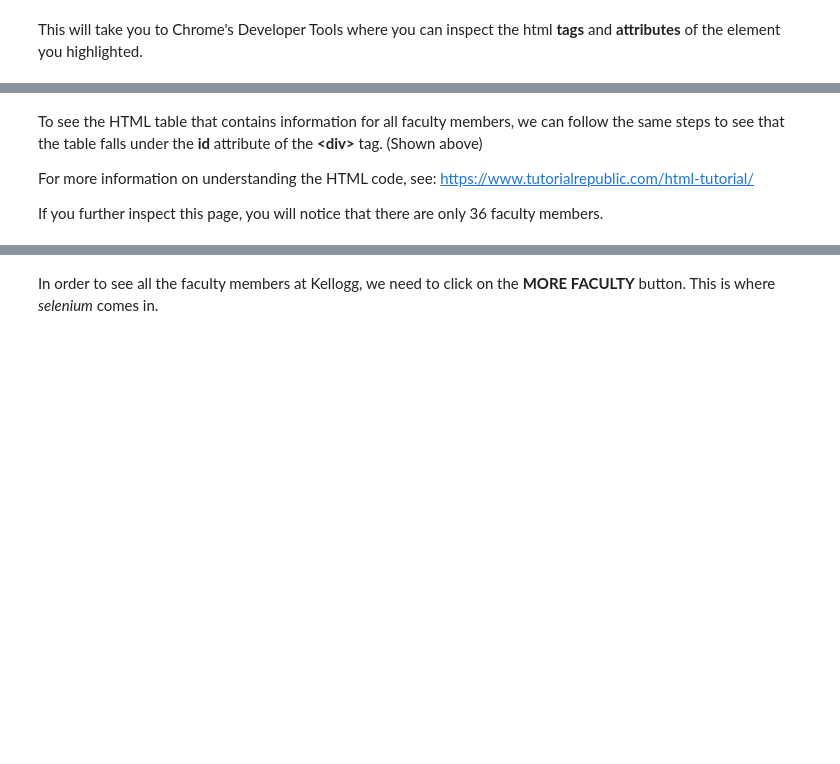
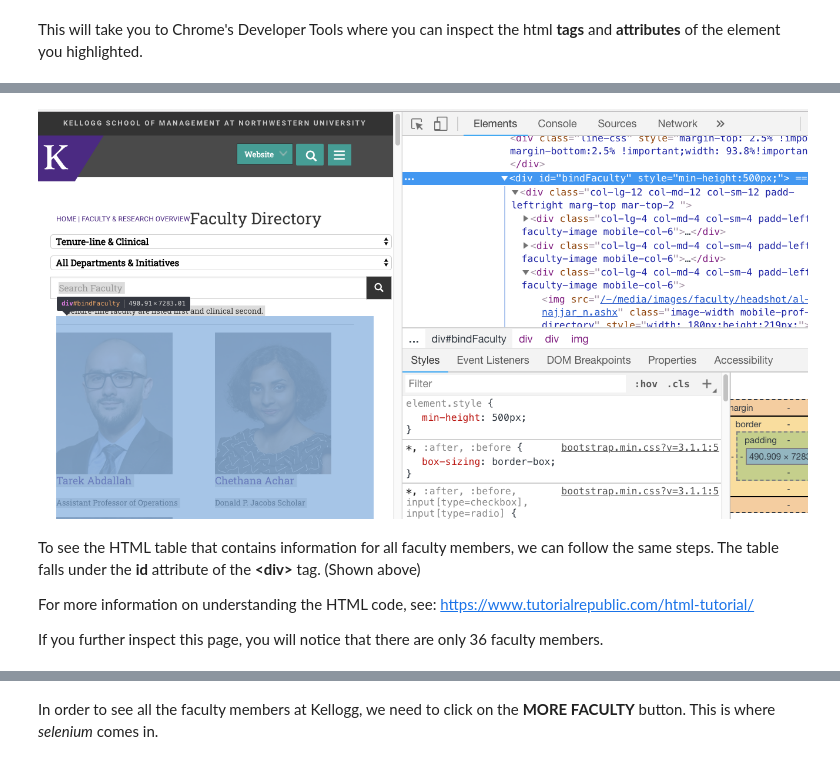
Before and after one commit to rs-kellogg/empirical-workshop-2020, a Jupyter notebook: 5-harvest/faculty_klc.ipynb, the cells around one changed output, grey strips where cells are left out. Saved outputs shown, nothing was run; the diff lists cells and outputs as text; code cells hidden in the pictures; blank space fills up the shorter version.

```diff
--- a/5-harvest/faculty_klc.ipynb
+++ b/5-harvest/faculty_klc.ipynb
@@ -29,8 +35,10 @@ Note that if you use your mouse to hoover over an html tag, it will highlight th
 # %%
 from IPython.display import Image
-Image(filename= "/home/awc6034/empirical-workshop-2020/5-harvest/images/image4.png", width=5000, height=5000)
+Image(filename= "image4.png", width=5000, height=5000)
+# %% [output]
+[figure, added]
 # %% [markdown]
-To see the HTML table that contains information for all faculty members, we can follow the same steps to see that the table falls under the __id__ attribute of the __&lt;div>__ tag. (Shown above)
+To see the HTML table that contains information for all faculty members, we can follow the same steps. The table falls under the __id__ attribute of the __&lt;div>__ tag. (Shown above)
 
 For more information on understanding the HTML code, see: https://www.tutorialrepublic.com/html-tutorial/
 
```
Also changed, not shown: parts of 23 cells of this notebook, 1 other file.
